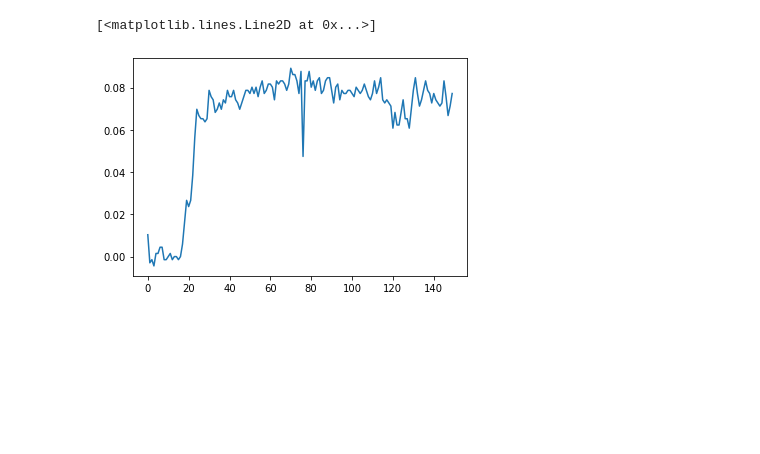
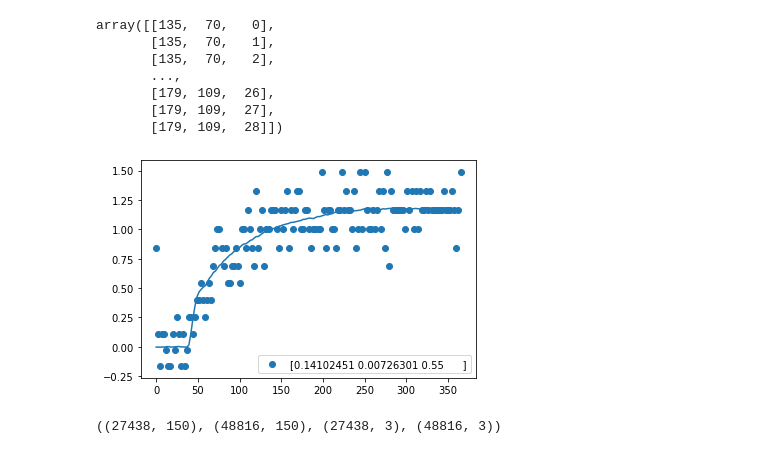
Before and after one commit to Michael-McLaren/MRI_ML, a Jupyter notebook: get_real_data.ipynb, the cells around one changed output. Saved outputs shown, nothing was run; the diff lists cells and outputs as text; code cells hidden in the pictures; blank space fills up the shorter version.

Commit message:
added save directory and downloaded real data

```diff
--- a/get_real_data.ipynb
+++ b/get_real_data.ipynb
@@ -20,6 +38,6 @@ series = np.load("data/Example_Conc.npy")
 # %%
 #For the uterus?
-
+series = np.load("data/Example_Conc.npy")
 t = np.arange(0,366,2.45)
 
 no_list1 = []
@@ -28,12 +46,13 @@ E_list1 = []
 Fp_list1 = []
 vp_list1 = []
 
-ilist = np.arange(112, 120)
-jlist = np.arange(80, 95)
-klist = np.arange(10, 20)
+ilist = np.arange(135, 180)
+jlist = np.arange(70, 110)
+klist = np.arange(0, 29)
 range_dict1 = {}
 index_list = []
 for i in ilist:
+    print(i)
     for j in jlist:
         for k in klist:
             if np.isnan(series[i,j,k,:]).all() == True:
@@ -43,9 +62,6 @@ for i in ilist:
 
 
             else:
-                print('IN: ', i,j,k)
-                print('min : max', series[i,j,k,:].min(), series[i,j,k,:].max())
-                range_dict1[(i,j,k)] = [series[i,j,k,:].min(), series[i,j,k,:].max()]
                 try:
                     fitted_param = TwoCUMfittingConc(t, AIF, series[i,j,k,:] , 0)
                 except ValueError as e:
@@ -111,26 +129,41 @@ Caught Value Error
+# %%
+new = np.array(index_list)
+new
+# %% [output]
+array([[135,  70,   0],
+       [135,  70,   1],
+       [135,  70,   2],
+       ...,
+       [179, 109,  26],
+       [179, 109,  27],
+       [179, 109,  28]])
 # %%
 E_list = np.array(E_list1)
 Fp_list = np.array(Fp_list1)
 vp_list = np.array(vp_list1)
 
 E_list = E_list[None,:]
 Fp_list = Fp_list[None, :]
 vp_list = vp_list[None, :]
 
 E_Fp = np.concatenate((E_list, Fp_list), axis =0)
 y = np.concatenate((E_Fp, vp_list), axis =0)
 y = y.T
 
 x = np.zeros( (len(E_list1), 150) )
 
 for i, index in enumerate(index_list):
     x[i] = series[index[0], index[1], index[2],:]
 
+j = 20019
 
-plt.plot(x[0])
+plt.scatter(t, x[j], label = str(y[j]))
+fitted_curve = TwoCUM(y[j], t, AIF, 0)
+plt.plot(t, fitted_curve)
+plt.legend()
+plt.show()
 # %% [output]
-[<matplotlib.lines.Line2D at 0x...>]
-[figure, old version]
+[figure, new version]
 # %%
 np.save('trained_models/data/test_x.npy', x)
 np.save('trained_models/data/test_y.npy', y)
@@ -136,0 +176,4 @@ np.save('trained_models/data/test_y.npy', y)
+# %%
+first_half_x.shape, second_half_x.shape, first_half_y.shape, second_half_y.shape
+# %% [output]
+((27438, 150), (48816, 150), (27438, 3), (48816, 3))
```
Also changed, not shown: parts of 6 cells of this notebook, 1 other file.
